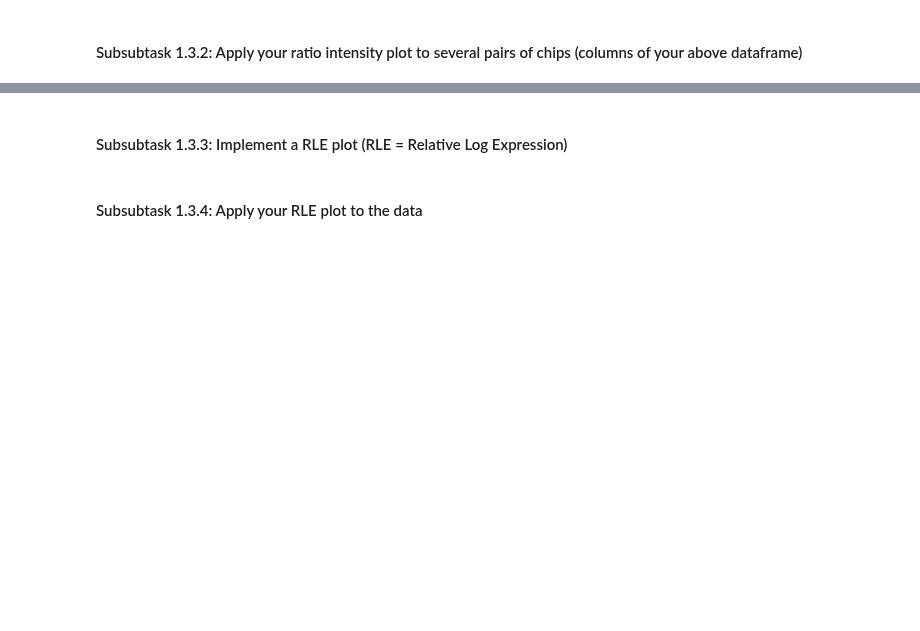
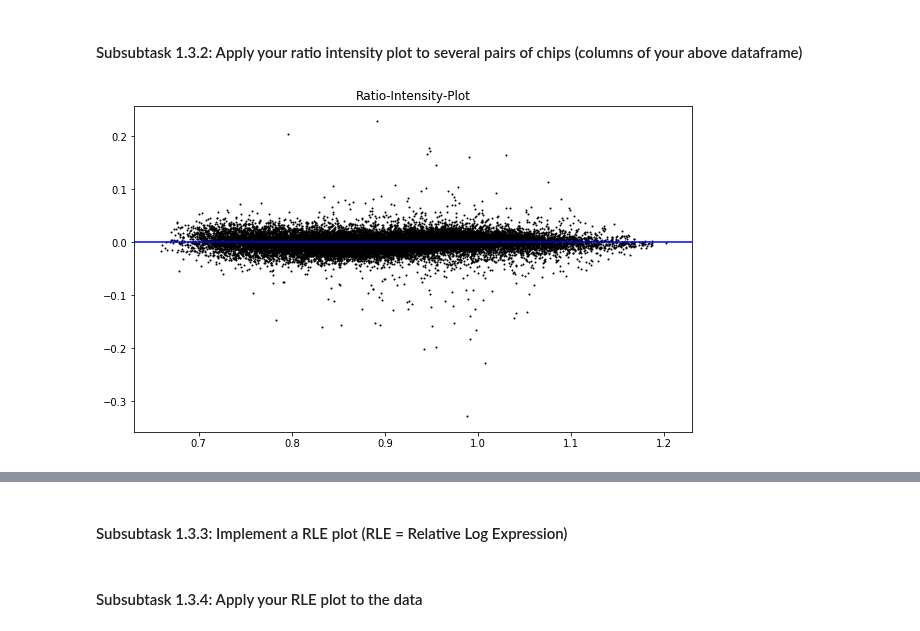
Before and after one commit to TrisKast/DataScience-Bioinformatics, a Jupyter notebook: notebooks/Day56_DE_Analysis.ipynb, the cells around one changed output, grey strips where cells are left out. Saved outputs shown, nothing was run; the diff lists cells and outputs as text; code cells hidden in the pictures; blank space fills up the shorter version.

```diff
--- a/notebooks/Day56_DE_Analysis.ipynb
+++ b/notebooks/Day56_DE_Analysis.ipynb
@@ -32,2 +99,6 @@ http://www.arrayanalysis.org/main.html
 # %% [markdown]
 #### Subsubtask 1.3.2: Apply your ratio intensity plot to several pairs of chips (columns of your above dataframe)
+# %%
+ratio_intensity_plot(data['BXD43_Liver_CD'], data['BXD44_Liver_CD'])
+# %% [output]
+[figure, added]
```
Also changed, not shown: parts of 9 cells of this notebook.
